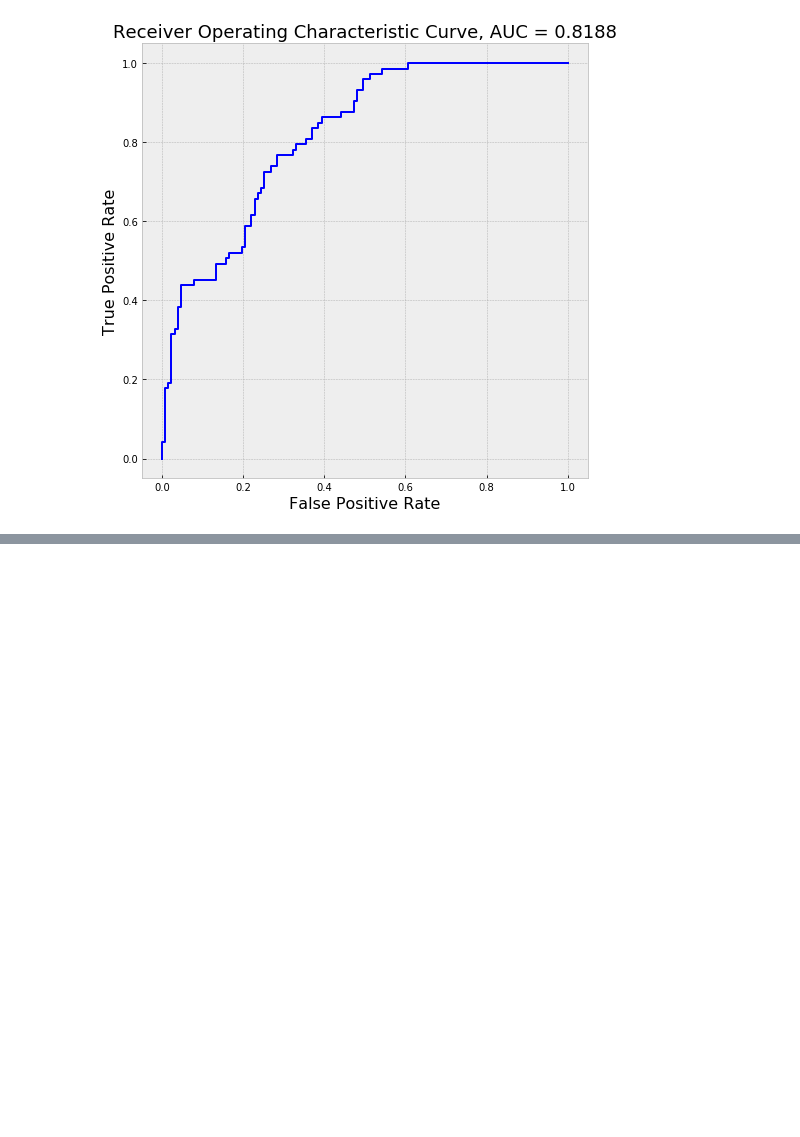
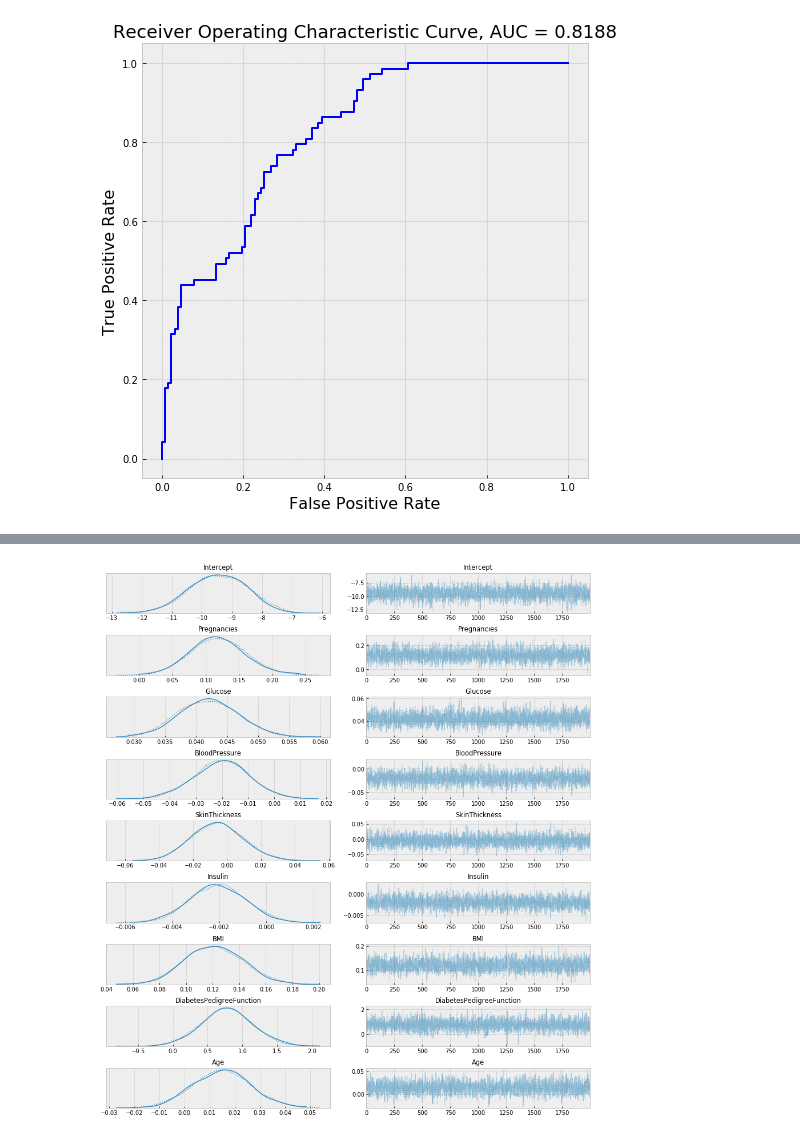
Before and after one commit to sidhant-guliani/bayesian_lin_regression_project, a Jupyter notebook: data_analysis_DiabetesDataset/DataAnalysis_diabetes.ipynb, the cells around one changed output, grey strips where cells are left out. Saved outputs shown, nothing was run; the diff lists cells and outputs as text; code cells hidden in the pictures; blank space fills up the shorter version.

Commit message:
adding initial analysis using bayesian

```diff
--- a/data_analysis_DiabetesDataset/DataAnalysis_diabetes.ipynb
+++ b/data_analysis_DiabetesDataset/DataAnalysis_diabetes.ipynb
@@ -321,0 +359,13 @@ calc_roc(svc_pred_proba, y_test)
+# %%
+# Shows the trace with a vertical line at the mean of the trace
+def plot_trace(trace):
+    # Traceplot with vertical lines at the mean value
+    ax = pm.traceplot(trace, figsize=(12, len(trace.varnames)*1.5),
+                      lines={k: v['mean'] for k, v in pm.summary(trace).iterrows()})
+
+    '''plt.rcParams['font.size'] = 12
+    # Labels with the mean value
+    for i, mn in enumerate(pm.summary(trace)['mean']):
+        ax[i, 0].annotate('{:0.2f}'.format(mn), xy = (mn, 0), xycoords = 'data', size = 8,
+                          xytext = (5, 10), textcoords = 'offset points', rotation = 90,
+                          va = 'bottom', fontsize = 'large', color = 'red')'''
@@ -321,0 +405,6 @@ calc_roc(svc_pred_proba, y_test)
+# %%
+formula = [' %s + ' % variable for variable in X.columns]
+formula.insert(0, 'y ~ ')
+print(formula)
+formula = ' '.join(''.join(formula).split(' ')[:-2])
+formula
@@ -321,0 +414,13 @@ calc_roc(svc_pred_proba, y_test)
+# %%
+# Create version of the training data with labels
+X_with_labels = X.copy()
+X_with_labels['y'] = y
+# %%
+with Model() as model:
+    family = pm.glm.families.Binomial()
+    pm.glm.GLM.from_formula(formula, X_with_labels, family=family)
+
+    # Using the no-uturn sampler
+    sampler = pm.NUTS()
+
+    trace_robust = sample(draws=2000, step=sampler, cores=2)
@@ -321,0 +445,4 @@ calc_roc(svc_pred_proba, y_test)
+# %%
+plot_trace(trace_robust);
+# %% [output]
+[figure, added]
```
Also changed, not shown: parts of 21 cells of this notebook.
